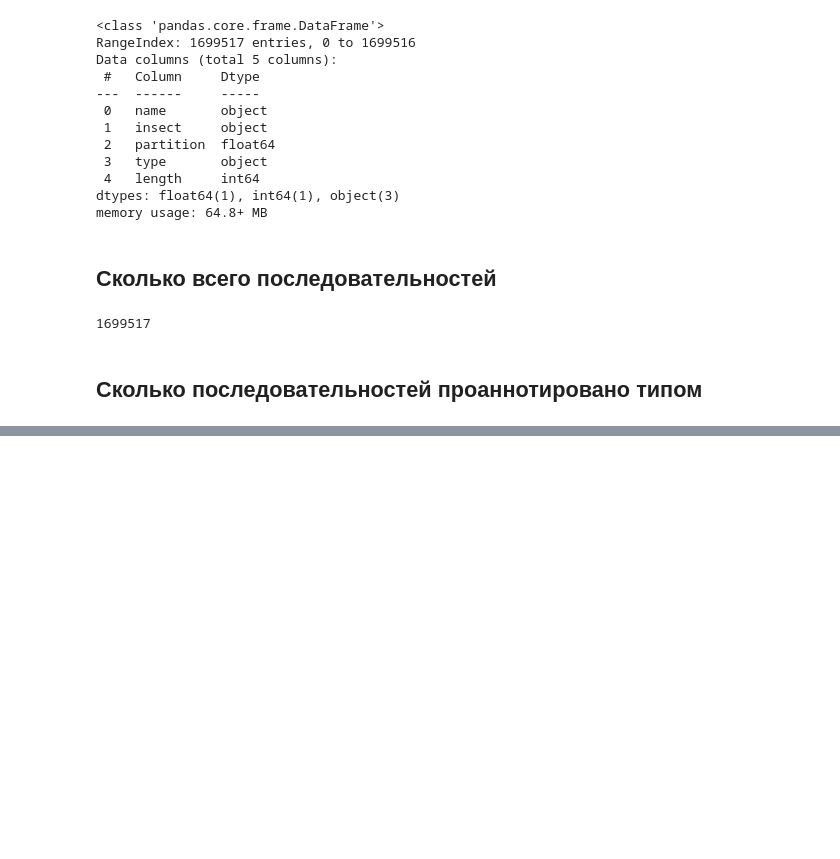
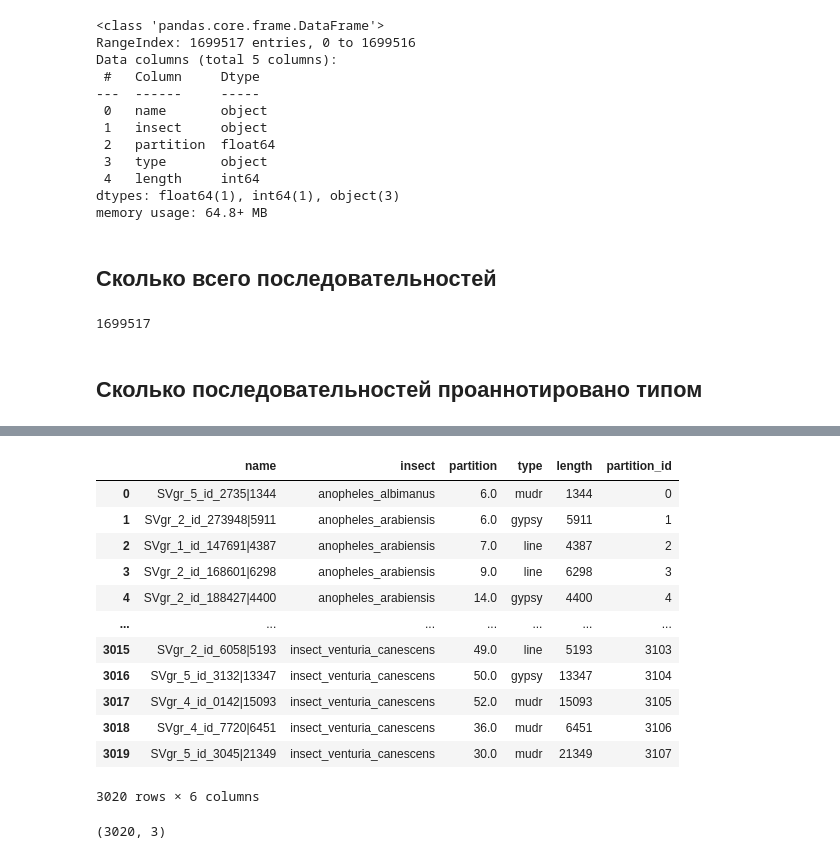
Before and after one commit to nad-igolki/mobiraph, a Jupyter notebook: n02_scripts/n03_data.ipynb, the cells around one changed output, grey strips where cells are left out. Cells and saved outputs as stored; diff of their text form; code cells hidden in the pictures; blank space fills up the shorter version.

```diff
--- a/n02_scripts/n03_data.ipynb
+++ b/n02_scripts/n03_data.ipynb
@@ -52,0 +252,16 @@ insect_map.dropna().shape[0]
+# %%
+dataset_df
+# %% [output]
+|  | name | insect | partition | type | length | partition_id |
+| 0 | SVgr_5_id_2735|1344 | anopheles_albimanus | 6.0 | mudr | 1344 | 0 |
+| 1 | SVgr_2_id_273948|5911 | anopheles_arabiensis | 6.0 | gypsy | 5911 | 1 |
+| 2 | SVgr_1_id_147691|4387 | anopheles_arabiensis | 7.0 | line | 4387 | 2 |
+| 3 | SVgr_2_id_168601|6298 | anopheles_arabiensis | 9.0 | line | 6298 | 3 |
+| 4 | SVgr_2_id_188427|4400 | anopheles_arabiensis | 14.0 | gypsy | 4400 | 4 |
+| ... | ... | ... | ... | ... | ... | ... |
+| 3015 | SVgr_2_id_6058|5193 | insect_venturia_canescens | 49.0 | line | 5193 | 3103 |
+| 3016 | SVgr_5_id_3132|13347 | insect_venturia_canescens | 50.0 | gypsy | 13347 | 3104 |
+| 3017 | SVgr_4_id_0142|15093 | insect_venturia_canescens | 52.0 | mudr | 15093 | 3105 |
+| 3018 | SVgr_4_id_7720|6451 | insect_venturia_canescens | 36.0 | mudr | 6451 | 3106 |
+| 3019 | SVgr_5_id_3045|21349 | insect_venturia_canescens | 30.0 | mudr | 21349 | 3107 |
+3020 rows × 6 columns
@@ -52,0 +281,4 @@ insect_map.dropna().shape[0]
+# %%
+dataset_embeddings.shape
+# %% [output]
+(3020, 3)
```
Also changed, not shown: parts of 32 cells of this notebook, 3 other files.
